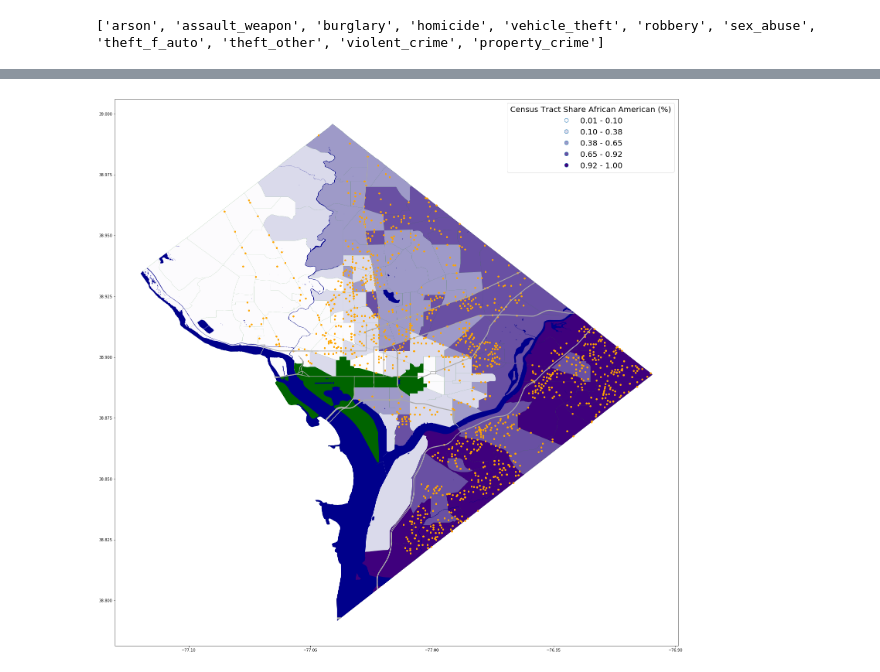
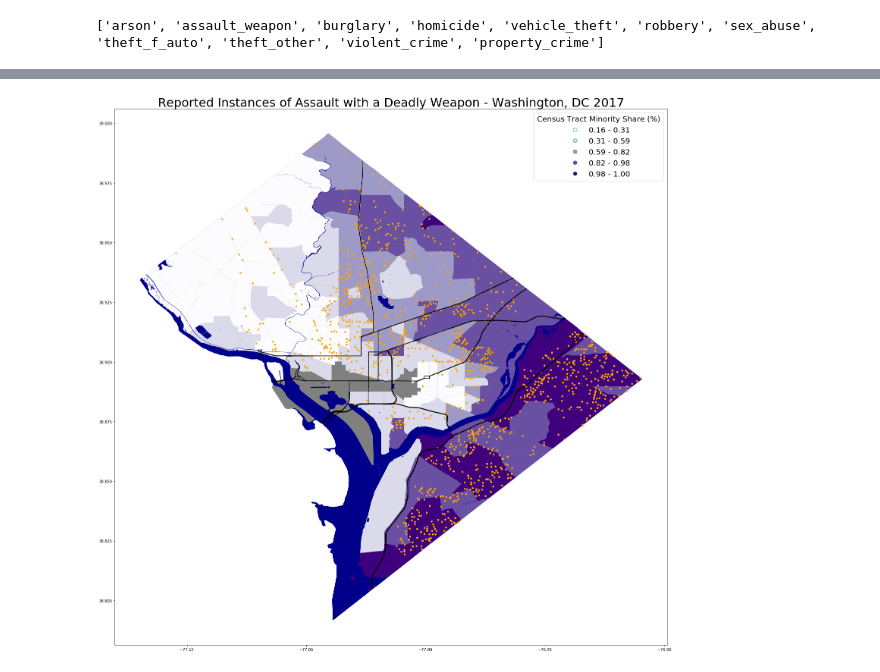
Before and after one commit to qziegler/project, a Jupyter notebook: analysis/dr_dc_crime.ipynb, the cells around one changed output, grey strips where cells are left out. Cells and saved outputs as stored; diff of their text form; code cells hidden in the pictures.

```diff
--- a/analysis/dr_dc_crime.ipynb
+++ b/analysis/dr_dc_crime.ipynb
@@ -814,0 +981,3 @@ plt.show()
+# %%
+data['unemp_cat'] = data['unemp_rate'].map(unemp_cat)
+data['unemp_cat'].value_counts()
@@ -814,0 +988,8 @@ plt.show()
+# %%
+print(data.vacancy_rate).describe()
+
+vacancy_cat = lambda x: 'vacancy_low' if (x<=0.06) \
+                   else 'vacancy_middle' if (x>0.06 and x <=0.14) \
+                   else 'vacancy_high' if (x>0.14) \
+                   else 'vacancy_missing' if pd.isnull(x) \
+                   else 'check_me'
@@ -814,0 +1006,3 @@ plt.show()
+# %%
+data['vacancy_cat'] = data['vacancy_rate'].map(vacancy_cat)
+data['vacancy_cat'].value_counts()
@@ -866,9 +1149,9 @@ dctractmap.head()
 | 3 | 11 | 001 | 9904.0 | 11001009904 | 99.04 | Census Tract 99.04 | G5020 | S | 426198 | 0 | +38.8851712 | ... |
 | 4 | 11 | 001 | 9905.0 | 11001009905 | 99.05 | Census Tract 99.05 | G5020 | S | 431557 | 0 | +38.8843295 | ... |
 # %%
-crimeratemap = dctractmap.merge(data_tractlevel, left_on='TRACTCE', right_on='tract', validate ='1:1', indicator=True)
+crimeratemap = dctractmap.merge(data_tractlevel, how='left', left_on='TRACTCE', right_on='tract', validate ='1:1', indicator=True)
 crimeratemap['_merge'].value_counts()
-for value in crimeratemap['_merge']:
-    assert value == 'both'
+#for value in crimeratemap['_merge']:
+ #   assert value == 'both'
 
-del crimeratemap['_merge']
+#del crimeratemap['_merge']
@@ -969,15 +1260,18 @@ Name: homicide, dtype: int64
 Name: assault_weapon, dtype: int64
 # %%
 %matplotlib inline
-base        = crimeratemap.plot(color='darkgreen',figsize=(40,26))
-race_layer = crimeratemap_dropmall.plot(ax=base,column='shareblack',cmap='Purples',scheme='quantiles',k=5,legend=True,
-                                       legend_kwds={'loc': 1,'title':'Census Tract Share African American (%)',  'prop':{'size':20}})
+base        = crimeratemap.plot(color='gray',figsize=(40,26))
+race_layer = crimeratemap_dropmall.plot(ax=base,column='sharemin',cmap='Purples',scheme='quantiles',k=5,legend=True,
+                                       legend_kwds={'loc': 1,'title':'Census Tract Minority Share (%)',  'prop':{'size':20}})
 water_layer = dcwatermap.plot(ax=race_layer,color='darkblue',figsize=(40,26))
-road_layer  = dcroadmap.plot(ax=water_layer,color='darkgrey',figsize=(40,26))
+road_layer  = dcroadmap.plot(ax=water_layer,color='black',figsize=(40,26))
 
-geo_assaultweaponpts.plot(ax=road_layer, marker="o", markersize=15, color='orange', figsize=(40,26))
+pts_layer = geo_assaultweaponpts.plot(ax=road_layer, marker="o", markersize=15, color='orange', figsize=(40,26))
+pts_layer.set_title('Reported Instances of Assault with a Deadly Weapon - Washington, DC 2017', color='black', fontdict={'fontsize':32})
+
 leg = race_layer.get_legend()
 plt.setp(leg.get_title(), multialignment='left', size=20)
+
 plt.show()
 # %% [output]
-[figure, old version]
+[figure, new version]
```
Also changed, not shown: parts of 58 cells of this notebook.
